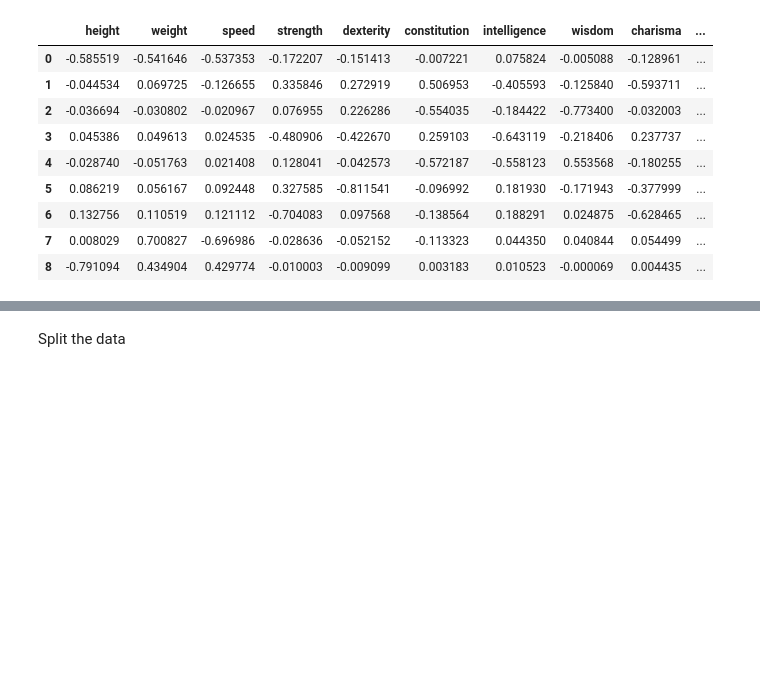
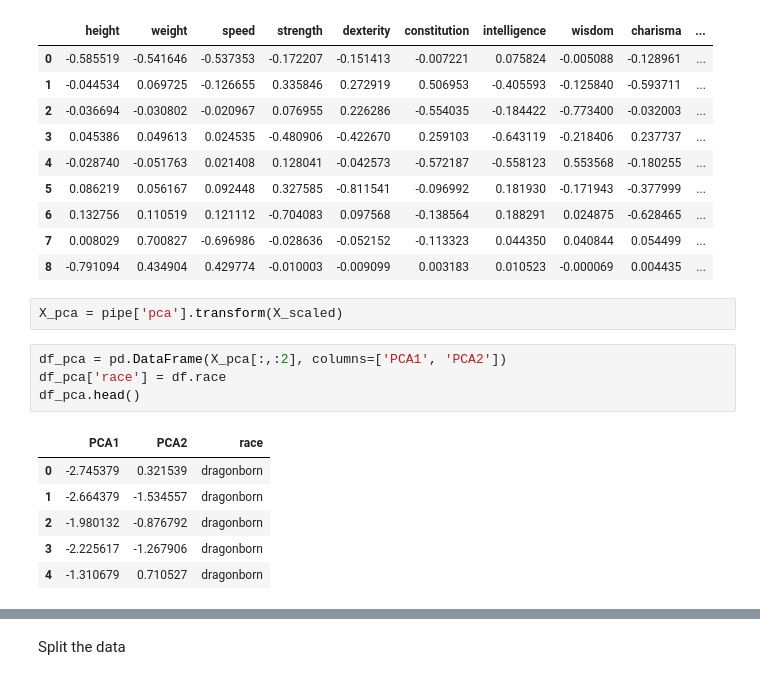
Before and after one commit to andrewabeles/dnd, a Jupyter notebook: dnd-race-classification.ipynb, the cells around one changed output, grey strips where cells are left out. Saved outputs shown, nothing was run; the diff lists cells and outputs as text; blank space fills up the shorter version.

```diff
--- a/dnd-race-classification.ipynb
+++ b/dnd-race-classification.ipynb
@@ -105,3 +105,16 @@ loadings
 | 6 | 0.132756 | 0.110519 | 0.121112 | -0.704083 | 0.097568 | -0.138564 | 0.188291 | 0.024875 | -0.628465 | ... |
 | 7 | 0.008029 | 0.700827 | -0.696986 | -0.028636 | -0.052152 | -0.113323 | 0.044350 | 0.040844 | 0.054499 | ... |
 | 8 | -0.791094 | 0.434904 | 0.429774 | -0.010003 | -0.009099 | 0.003183 | 0.010523 | -0.000069 | 0.004435 | ... |
+# %%
+X_pca = pipe['pca'].transform(X_scaled)
+# %%
+df_pca = pd.DataFrame(X_pca[:,:2], columns=['PCA1', 'PCA2'])
+df_pca['race'] = df.race
+df_pca.head()
+# %% [output]
+|  | PCA1 | PCA2 | race |
+| 0 | -2.745379 | 0.321539 | dragonborn |
+| 1 | -2.664379 | -1.534557 | dragonborn |
+| 2 | -1.980132 | -0.876792 | dragonborn |
+| 3 | -2.225617 | -1.267906 | dragonborn |
+| 4 | -1.310679 | 0.710527 | dragonborn |
```
Also changed, not shown: parts of 1 cell of this notebook.
